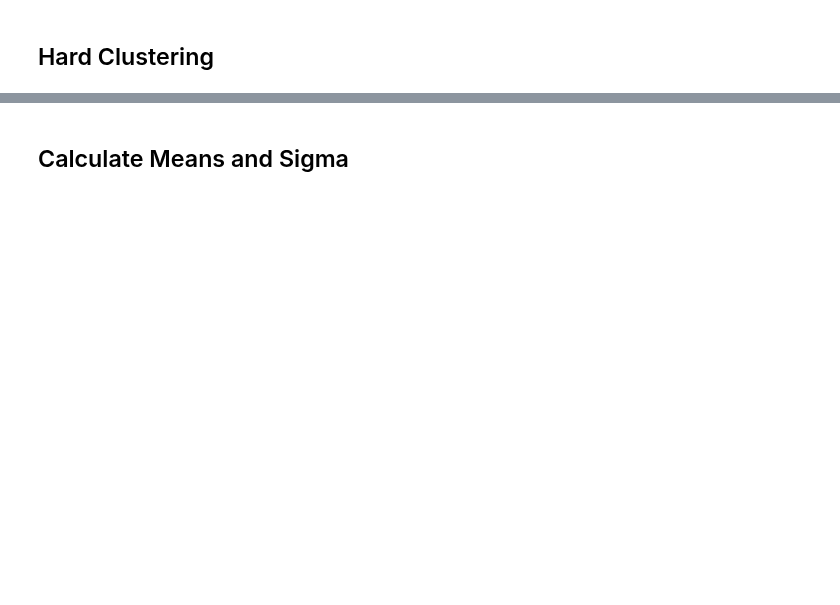
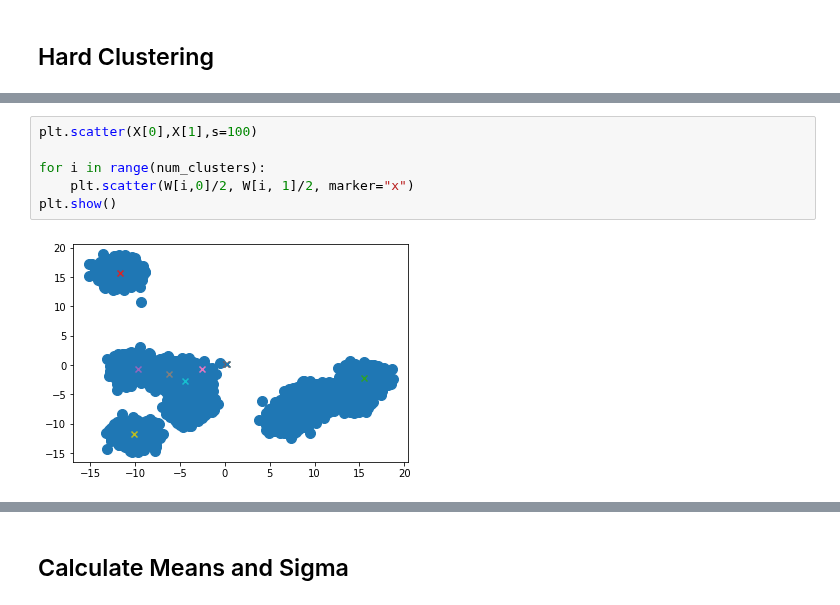
Before and after one commit to flatironinstitute/bio-lda, a Jupyter notebook: Clustering.ipynb, the cells around one changed output, grey strips where cells are left out. Drawn from its saved outputs; the diff is of its cells as text; blank space fills up the shorter version.

```diff
--- a/Clustering.ipynb
+++ b/Clustering.ipynb
@@ -126,0 +125,8 @@ Cluster 10 mean: [1.11383428 0.69902523]
+# %%
+plt.scatter(X[0],X[1],s=100)
+
+for i in range(num_clusters):
+    plt.scatter(W[i,0]/2, W[i, 1]/2, marker="x")
+plt.show()
+# %% [output]
+[figure, added]
```
Also changed, not shown: parts of 22 cells of this notebook, 2 other files.
